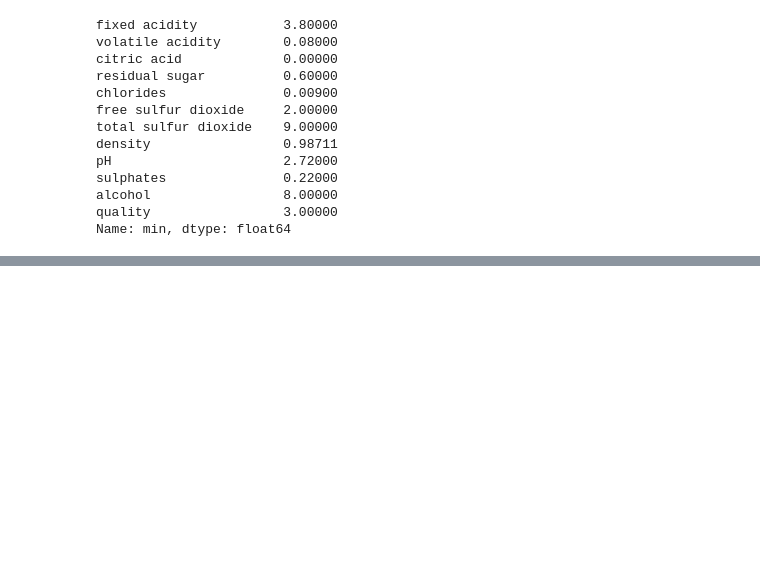
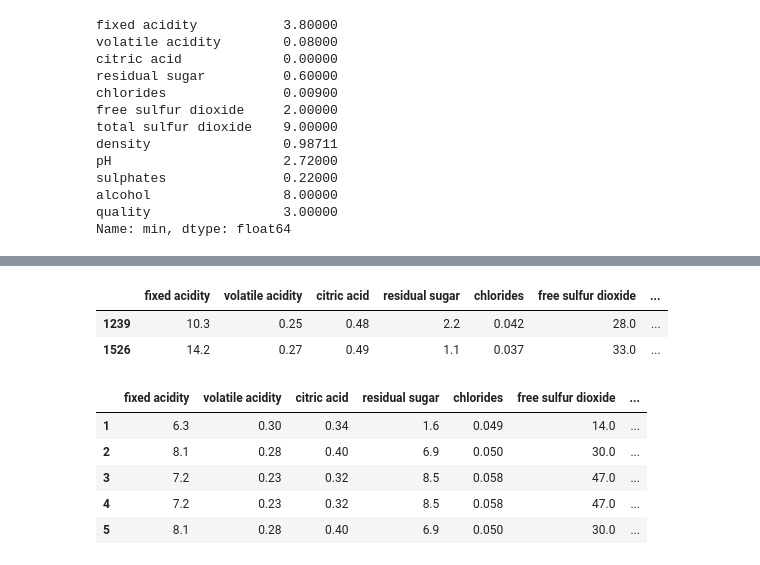
Before and after one commit to davidtnly/Python, a Jupyter notebook: MachineLearning/06-working-with-dataframes.ipynb, the cells around one changed output, grey strips where cells are left out. Saved outputs shown, nothing was run; the diff lists cells and outputs as text; code cells hidden in the pictures; blank space fills up the shorter version.

```diff
--- a/MachineLearning/06-working-with-dataframes.ipynb
+++ b/MachineLearning/06-working-with-dataframes.ipynb
@@ -128,0 +174,16 @@ Name: min, dtype: float64
+# %%
+# Row selection can be done multiple ways, but doing so by an individual index or boolean indexing are typically easiest
+data[(data['fixed acidity']>10) & (data['pH']>3)].head()
+# %% [output]
+|  | fixed acidity | volatile acidity | citric acid | residual sugar | chlorides | free sulfur dioxide | ... |
+| 1239 | 10.3 | 0.25 | 0.48 | 2.2 | 0.042 | 28.0 | ... |
+| 1526 | 14.2 | 0.27 | 0.49 | 1.1 | 0.037 | 33.0 | ... |
+# %%
+data[(data['fixed acidity']>10) | (data['pH']>3)].head()
+# %% [output]
+|  | fixed acidity | volatile acidity | citric acid | residual sugar | chlorides | free sulfur dioxide | ... |
+| 1 | 6.3 | 0.30 | 0.34 | 1.6 | 0.049 | 14.0 | ... |
+| 2 | 8.1 | 0.28 | 0.40 | 6.9 | 0.050 | 30.0 | ... |
+| 3 | 7.2 | 0.23 | 0.32 | 8.5 | 0.058 | 47.0 | ... |
+| 4 | 7.2 | 0.23 | 0.32 | 8.5 | 0.058 | 47.0 | ... |
+| 5 | 8.1 | 0.28 | 0.40 | 6.9 | 0.050 | 30.0 | ... |
```
Also changed, not shown: parts of 29 cells of this notebook, 3 other files.
